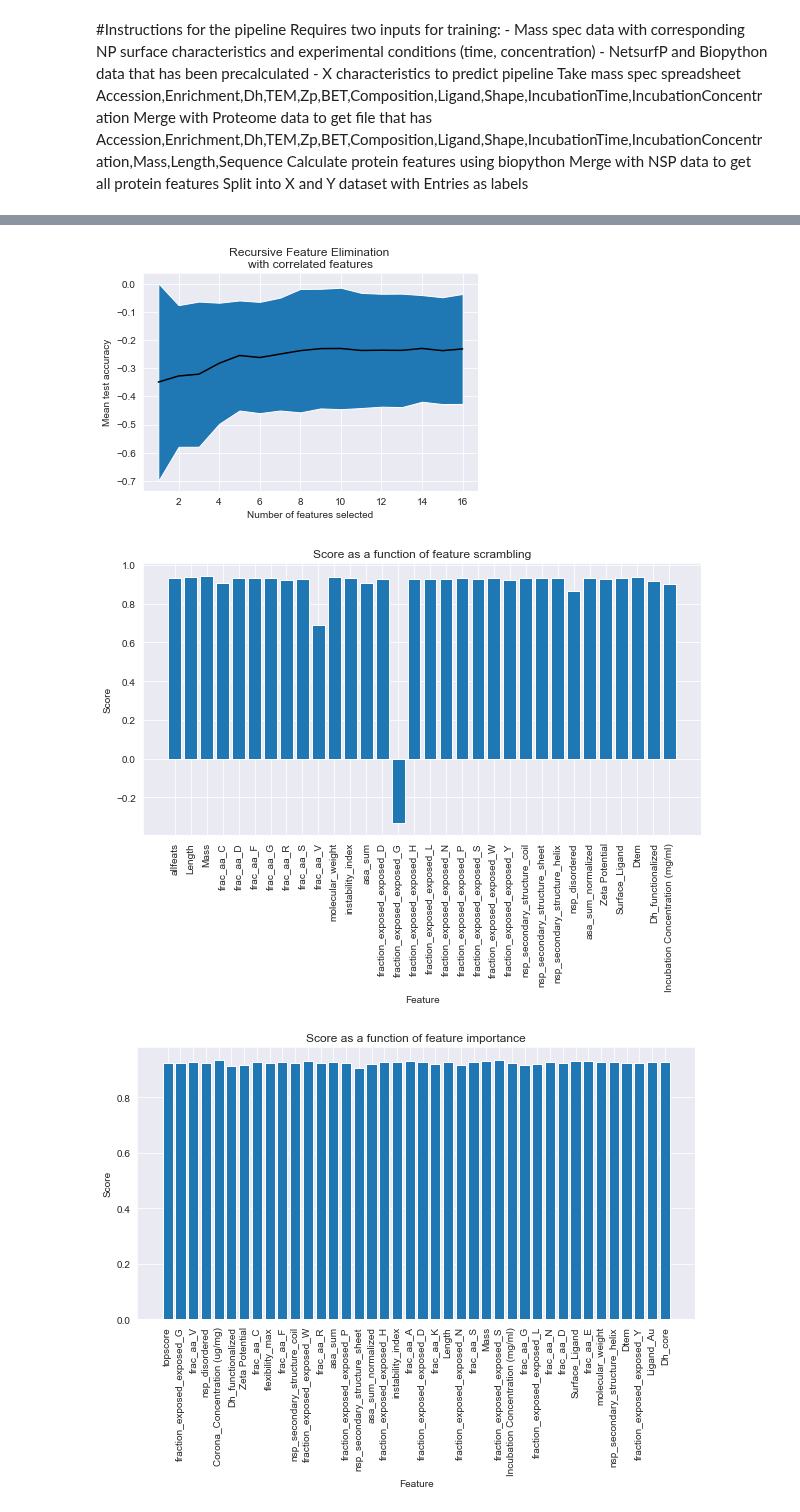
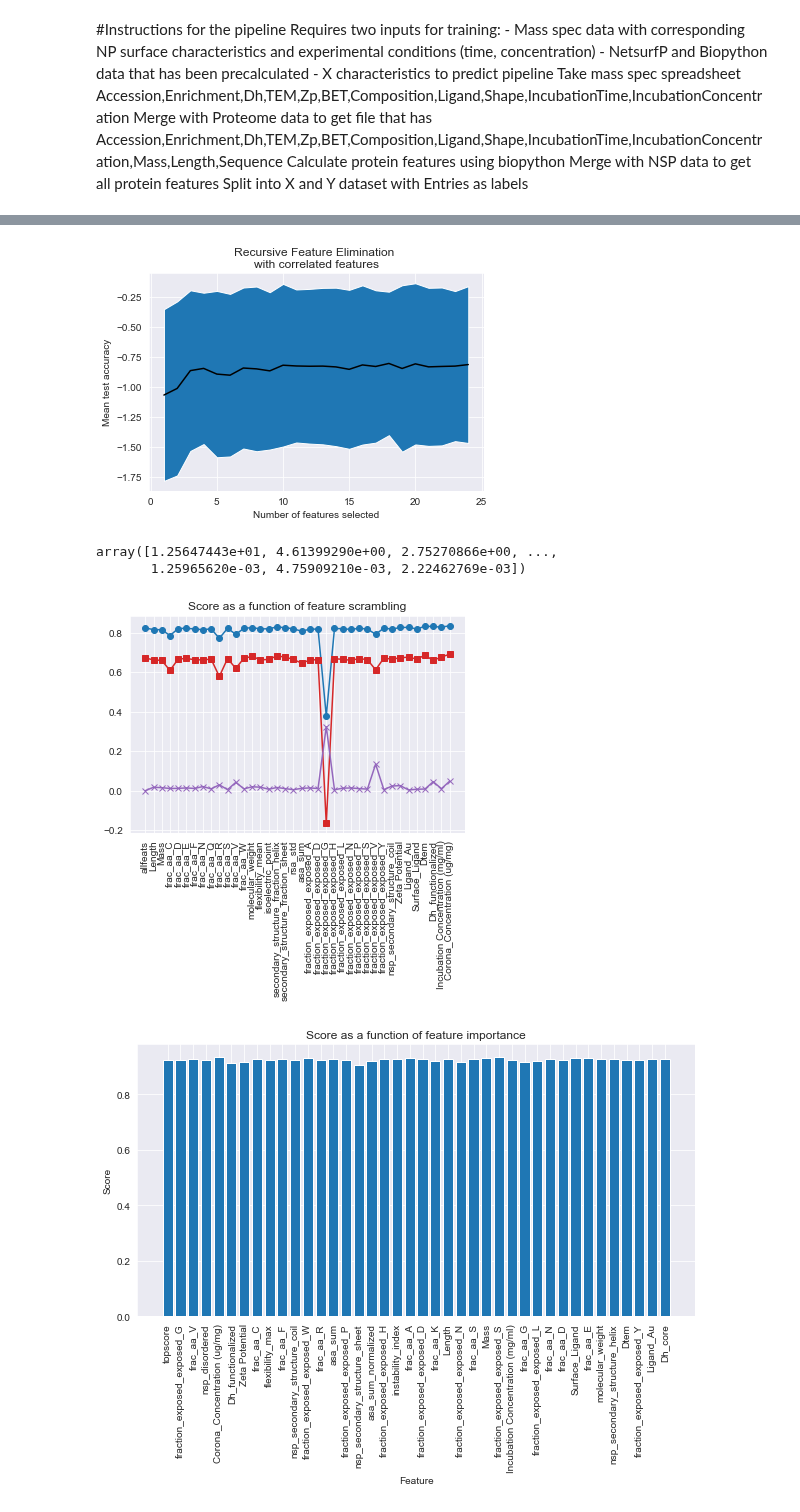
Before and after one commit to karst-poulsen/PC_ML_using_NSP, a Jupyter notebook: ML_testing4_pubpipe_allSamples.ipynb, the cells around one changed output, grey strips where cells are left out. Saved outputs shown, nothing was run; the diff lists cells and outputs as text; code cells hidden in the pictures.

```diff
--- a/ML_testing4_pubpipe_allSamples.ipynb
+++ b/ML_testing4_pubpipe_allSamples.ipynb
@@ -75,9 +69,9 @@ pipeline Take mass spec spreadsheet Accession,Enrichment,Dh,TEM,Zp,BET,Compositi
 Split into X and Y dataset with Entries as labels
 # %%
 #Editable Variables
-multi_files=True #set to false if you just want to set one  prot_abund_file
+multi_files=False #set to false if you just want to set one  prot_abund_file
 in_dir="Input_data/Proteomic data/Abundance2/"
-prot_abund_file='Input_data/Proteomic data/abundance/Intensity _all20230202.xlsx'
+prot_abund_file='Input_data/Proteomic data/Abundance2/Norm_Intensity _all20230403.xlsx'
 NP_filepath='Input_data/NPs/NP_Database.xlsx'
 controls_file='Input_data/Proteomic data/controls_combined.xlsx'
 uniprot_filepath='Input_data/BioPython_data/Combined_biopyCalcs.xlsx'
@@ -102,6 +96,7 @@ if multi_files == True:
 
 else:
     raw_MS_data=pd.read_excel(prot_abund_file,header=0)
+    raw_MS_data = pd.melt(raw_MS_data, id_vars=['Entry'],var_name='Sample_num', value_name='Abundance')
 #remove prots that were added due to merge
 raw_MS_data=raw_MS_data.dropna()
 ###Bring in controls (MS data for serums)##
@@ -189,13 +220,13 @@ plt.show()
 # %%
 #use recursive feature elimination with Random Forest Regression as the estimator to select top 45 important features
 step=2
-feats=35
+feats=50
 estimator=RandomForestRegressor(n_estimators=100)
 selector = RFE(estimator, n_features_to_select=feats, step=step)
-selector = selector.fit(df_2, label_abund)
+selector = selector.fit(df_no0, label_abund2)
 selector.support_
 ranking=selector.ranking_
 feat_list = selector.get_feature_names_out()
-df_rfe=df_2[feat_list]
+df_rfe=df_no0[feat_list]
 feat_list
 # %% [output]
@@ -222,7 +259,7 @@ cv= KFold(n_splits=10)
 estimator=RandomForestRegressor(n_estimators=100)
 # estimator=Lasso(alpha=.05)
 selector = RFECV(estimator=estimator, cv=cv, scoring='neg_mean_squared_error', min_features_to_select=min_feats, step=step)
-selector = selector.fit(df_rfe, label_abund)
+selector = selector.fit(df_rfe, label_abund2)
 selector.support_
 feat_list2 = selector.get_feature_names_out()
 selected_features= df_rfe.columns[selector.support_]
@@ -244,7 +281,14 @@ plt.title("Recursive Feature Elimination \nwith correlated features")
 plt.savefig('Output_data/RFECV45'+id+id2+'.png')
 plt.show()
 # %% [output]
-[figure, old version]
+[figure, new version]
+# %%
+df_2=df_no0[feat_list2]
+# %%
+label_abund2
+# %% [output]
+array([1.25647443e+01, 4.61399290e+00, 2.75270866e+00, ...,
+       1.25965620e-03, 4.75909210e-03, 2.22462769e-03])
 # %%
 #test estimator to see what is the ideal number of estimators
 # estimators=np.arange(5,500,5)
@@ -265,43 +309,53 @@ plt.show()
 # %%
 ##SCRAM Loss##
 #look at loss as a function of feature
+# df_2.drop(columns='Abundance_Controls',inplace=True)
 feats=[]
-scores=[]
-df=df_2
-id2='_RFECV'
-label=label_abund
+r2s=[]
+pearson=[]
+id2='norm'
+test_percent=0.2
+label=label_abund2
 # frames=['df','df_norm','df_NSP_drop']
 # for x,i in enumerate(df_listnew):\
 # df_2.drop(columns=['Abundance Controls'],inplace=True)
-x_train, x_test, y_train, y_test = train_test_split(df,label, test_size = 0.2, random_state=42)
+x_train, x_test, y_train, y_test = train_test_split(df_2,label, test_size = test_percent, random_state=42)
 rfr=RandomForestRegressor(n_estimators=150)
 rfr.fit(x_train,y_train)
-topscore=rfr.score(x_test,y_test)
-importances=rfr.feature_importances_*100
-scores.append(topscore)
+predictions=rfr.predict(x_test)
+r2=r2_score(y_test, predictions)
+corr,_ = pearsonr(y_test, predictions)
+r2s.append(r2)
+pearson.append(corr)
+feat_import= rfr.feature_importances_
 feats.append('allfeats')
-importances=np.insert(importances,[0],0)
+feat_import=np.insert(feat_import, [0], 0)
 for j in x_test.columns:
     tmp=x_test.copy()
     # print(x_test)
     np.random.shuffle(tmp[j].values)
     scram_score=rfr.score(tmp,y_test)
-    scores.append(scram_score)
+    predictions=rfr.predict(tmp)
+    r2=r2_score(y_test, predictions)
+    corr,_ = pearsonr(y_test, predictions)
+    r2s.append(r2)
+    pearson.append(corr)
     feats.append(j)
 
-a=pd.DataFrame(list(zip(feats,scores,importances)),columns=['feat','score','importances'])
+a=pd.DataFrame(list(zip(feats, pearson,r2s, feat_import)), columns=['feat', 'pearson','R2', 'importances'])
 a.to_excel("Output_data/scram_loss_feats"+id2+id+".xlsx")
 
-plt.figure(figsize=(10,5))
-plt.bar(feats, scores)
-plt.xlabel('Feature')
-plt.ylabel('Score')
+fig, ax = plt.subplots()
+plt.xticks(rotation=90)
+ax.plot(feats, pearson, color='tab:blue',marker= 'o')
+ax.plot(feats, r2s, color='tab:red',marker='s')
+ax.plot(feats, feat_import, color='tab:purple', marker='x')
+
 plt.title('Score as a function of feature scrambling')
-plt.xticks(rotation=90)
 plt.savefig('Output_data/RFECV50_FeatScramLoss'+id+'.png', bbox_inches='tight')
 plt.show()
 # %% [output]
-[figure, old version]
+[figure, new version]
 # %%
 ##FEAT DROP NOT Cumulative##
 ##Fit and predict after dropping the next least loss feature, drop one feature at a time
```
Also changed, not shown: parts of 8 cells of this notebook, 25 other files.
